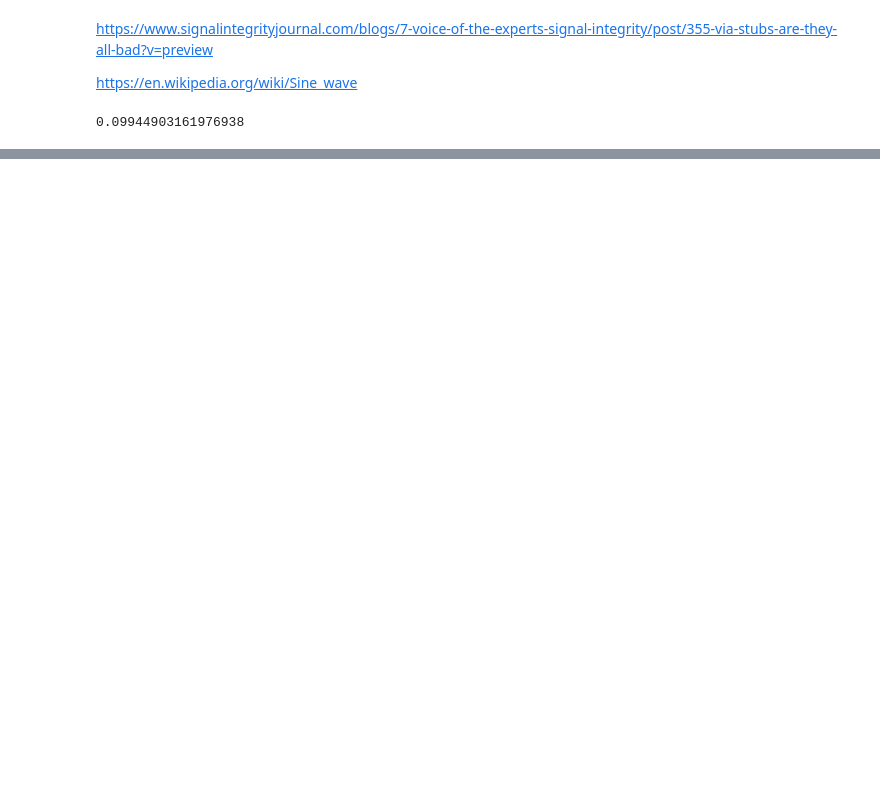
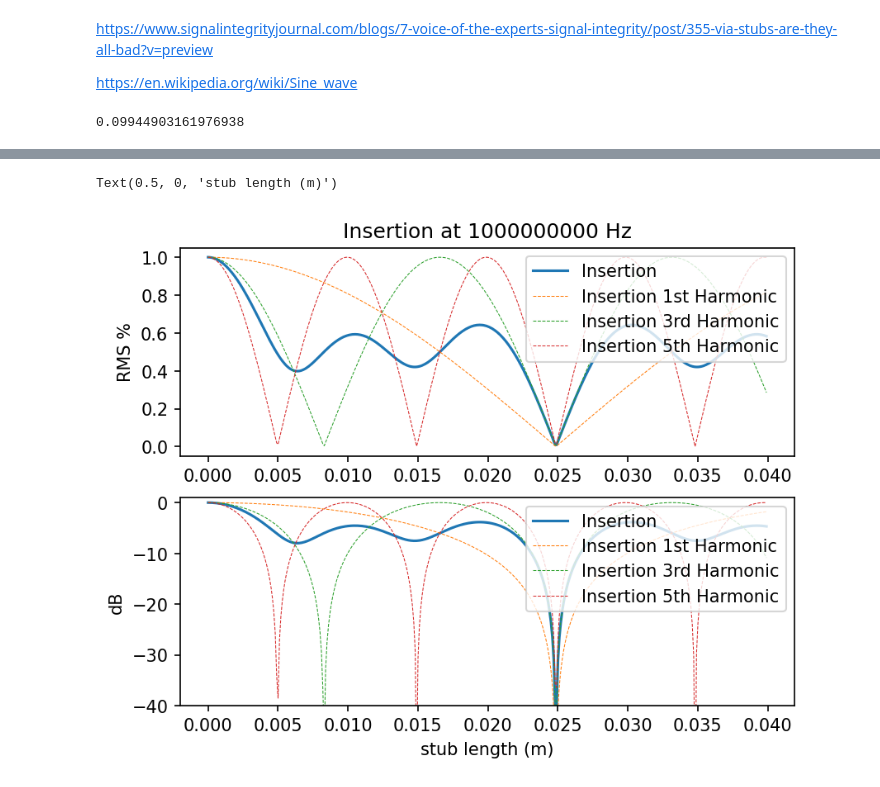
Before and after one commit to phcreery/surface_curvature, a Jupyter notebook: insertionloss.ipynb, the cells around one changed output, grey strips where cells are left out. Cells and saved outputs as stored; diff of their text form; code cells hidden in the pictures; blank space fills up the shorter version.

```diff
--- a/insertionloss.ipynb
+++ b/insertionloss.ipynb
@@ -28,5 +33,8 @@ def reflectedphasedelay(sl,wl):
     TD = 2 * CD
     return TD
 
+def VdB(vout,vin):
+    return 20*np.log10(vout/vin)
+
 display(reflectedphasedelay(sl,wl))
 # %% [output]
@@ -101,0 +69,52 @@ ax.legend(loc='best')
+# %%
+from copy import deepcopy
+sls = []
+insloss_dB = {1:[],3:[],5:[]}
+insloss_rms = deepcopy(insloss_dB)
+harmonics = insloss_dB.keys()
+inslosstot_dB = []
+inslosstot_rms = deepcopy(inslosstot_dB)
+
+for sl in np.arange(0.00001,0.04,0.0001):
+
+    time = np.arange(0, trange, dt)
+    wave = np.sin(omega * time)
+
+    insertions = []
+    for idx, harmonic in enumerate(harmonics):
+
+        phase = 2 * np.pi * reflectedphasedelay(sl,wl/harmonic)
+        refwave = np.sin(omega * time + phase)
+        insertion = (wave + refwave)/2
+        insertions.append(insertion)
+        insloss_dB[harmonic].append(VdB(rms(insertion),rms(wave)))
+        insloss_rms[harmonic].append(rms(insertion)/rms(wave))
+
+    inslosstot_rms.append(rms(sum(insertions)/len(harmonics))/rms(wave))
+    inslosstot_dB.append(VdB(rms(sum(insertions)/len(harmonics)),rms(wave))) # averaging RMS values
+    # inslosstot_dB.append(sum(insloss_dB[harmonic][-1] for harmonic in harmonics)/len(harmonics)) # averaging the dB values
+
+    sls.append(sl)
+
+fig = plt.figure(dpi=150)
+ax = fig.add_subplot(2,1,1)
+ax.set_title(f"Insertion at {f} Hz")
+ax.plot(sls, inslosstot_rms, label='Insertion')
+ax.plot(sls, insloss_rms[1], '--', lw=0.5, label='Insertion 1st Harmonic')
+ax.plot(sls, insloss_rms[3], '--', lw=0.5, label='Insertion 3rd Harmonic')
+ax.plot(sls, insloss_rms[5], '--', lw=0.5, label='Insertion 5th Harmonic')
+ax.set_ylabel("RMS %")
+ax.legend(loc='upper right')
+
+ax = fig.add_subplot(2,1,2)
+ax.plot(sls, inslosstot_dB, label='Insertion')
+ax.plot(sls, insloss_dB[1], '--', lw=0.5, label='Insertion 1st Harmonic')
+ax.plot(sls, insloss_dB[3], '--', lw=0.5, label='Insertion 3rd Harmonic')
+ax.plot(sls, insloss_dB[5], '--', lw=0.5, label='Insertion 5th Harmonic')
+ax.set_ylabel("dB")
+ax.set_ylim(bottom=-40,top=1)
+ax.legend(loc='upper right')
+ax.set_xlabel("stub length (m)")
+# %% [output]
+Text(0.5, 0, 'stub length (m)')
+[figure, added]
```
Also changed, not shown: parts of 7 cells of this notebook, 4 other files.
